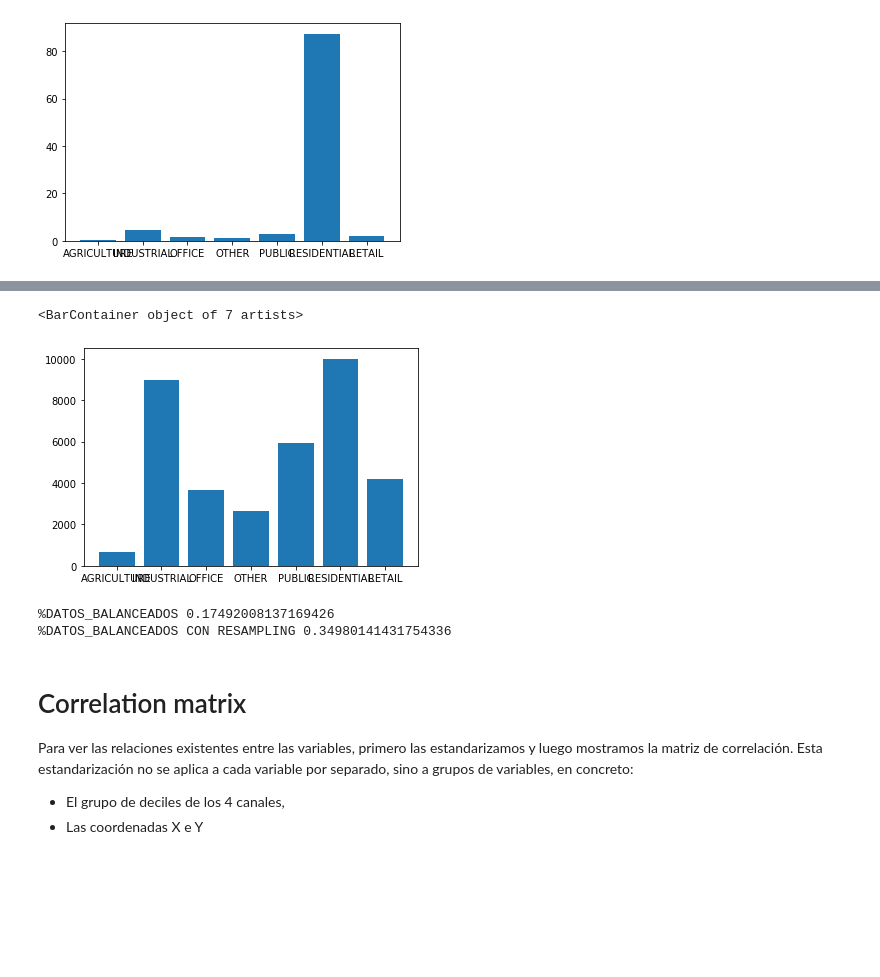
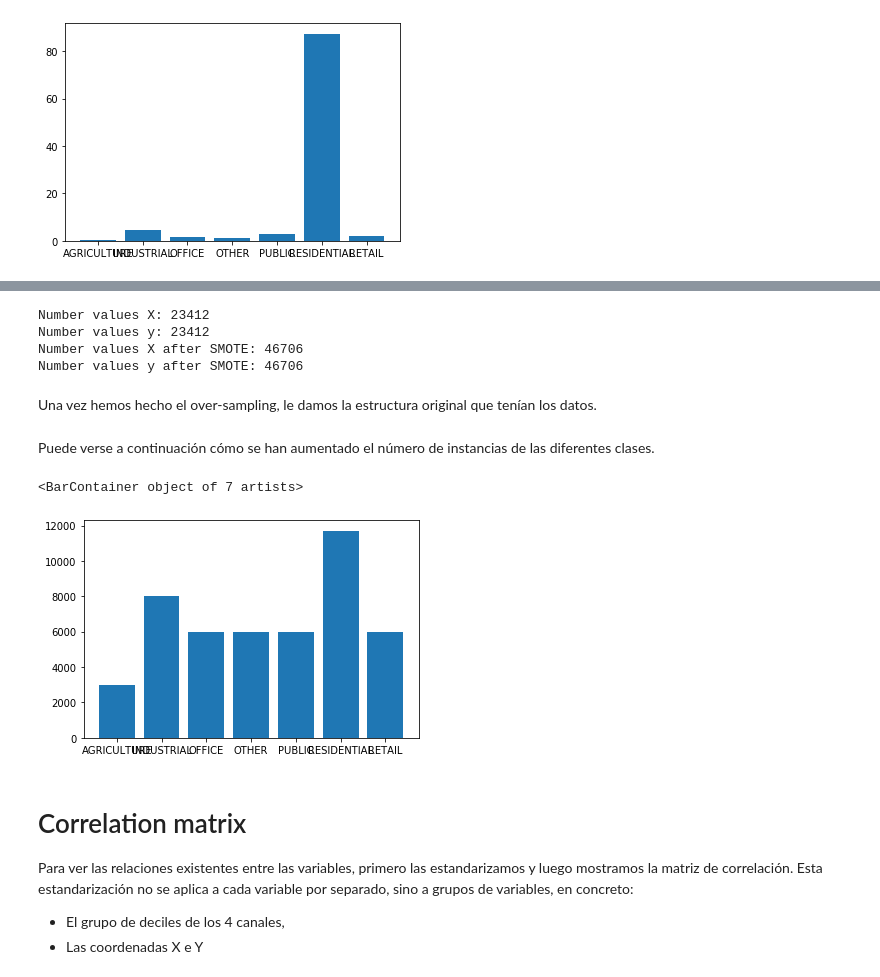
Before and after one commit to jomartla/UniversityHack-Datathon, a Jupyter notebook: MINSAIT_bester_manns.ipynb, the cells around one changed output, grey strips where cells are left out. Drawn from its saved outputs; the diff is of its cells as text; code cells hidden in the pictures; blank space fills up the shorter version.

Commit message:
Versión funcional con ~80% en el validation test. Notebook principal y archivo utils modificado

```diff
--- a/MINSAIT_bester_manns.ipynb
+++ b/MINSAIT_bester_manns.ipynb
@@ -111,0 +47,3 @@ RETAIL 0.4185999999999999
+# %%
+# Decidimos dejar un 10% de los datos para el test.
+train, test = train_test_split(data, test_size=0.1, random_state=1)
@@ -111,0 +143,7 @@ RETAIL 0.4185999999999999
+# %%
+balanced_data = processed_data[processed_data.RESIDENTIAL != 1].append(resulting_residential_data)
+
+# Distribucion de las clases en los datos
+d = balanced_data[["X","CLASE"]].groupby("CLASE").count()
+class_percentage = d/d["X"].sum()*100
+plt.bar(d.index, d.X)
@@ -112,17 +187,68 @@ RETAIL 0.4185999999999999
+# %%
+print('Number values X: ' + str(len(x_train_smote)))
+print('Number values y: ' + str(len(y_train_smote)))
+
+oversample = SMOTE({1 : 3000,
+                    2 : 8000,
+                    3 : 6000,
+                    4 : 6000,
+                    5 : 6000,
+                    7 : 6000},
+                   random_state=42)
+
+x_train_smote, y_train_smote = oversample.fit_resample(x_train_smote, y_train_smote)
+
+print('Number values X after SMOTE: ' + str(len(x_train_smote)))
+print('Number values y after SMOTE: ' + str(len(y_train_smote)))
+# %% [output]
+Number values X: 23412
+Number values y: 23412
+Number values X after SMOTE: 46706
+Number values y after SMOTE: 46706
+# %% [markdown]
+Una vez hemos hecho el over-sampling, le damos la estructura original que tenían los datos.
+# %%
+y_train_smote.head()
+replacement  = {1 : "AGRICULTURE",
+                2 : "INDUSTRIAL",
+                3 : "OFFICE",
+                4 : "OTHER",
+                5 : "PUBLIC",
+                6 : "RESIDENTIAL",
+                7 : "RETAIL"}
+
+y_train_smote.CLASE =  y_train_smote.CLASE.replace(replacement)
+
+#One hot encode CLASE
+enc = OneHotEncoder(handle_unknown='ignore', sparse = False)
+df_cls = y_train_smote.CLASE.values.reshape(-1, 1)
+df_cls_encoded = pd.DataFrame(enc.fit_transform(df_cls), columns = enc.categories_[0])
+df_cls_encoded.index = y_train_smote.index
+
+#Append and concatenate
+labels_processed = pd.merge(y_train_smote, df_cls_encoded, left_index=True, right_index=True)
+
+balance_data = x_train_smote
+balance_data["CLASE"] = labels_processed["CLASE"]
+balance_data["AGRICULTURE"] = labels_processed["AGRICULTURE"]
+balance_data["INDUSTRIAL"] = labels_processed["INDUSTRIAL"]
+balance_data["OFFICE"] = labels_processed["OFFICE"]
+balance_data["OTHER"] = labels_processed["OTHER"]
+balance_data["PUBLIC"] = labels_processed["PUBLIC"]
+balance_data["RESIDENTIAL"] = labels_processed["RESIDENTIAL"]
+balance_data["RETAIL"] = labels_processed["RETAIL"]
+
+balance_data.columns = processed_data.columns
+# %% [markdown]
+Puede verse a continuación cómo se han aumentado el número de instancias de las diferentes clases.
 # %%
 # Distribucion de las clases en los datos
-d = df_resampled[["X","CLASE"]].groupby("CLASE").count()
+d = balance_data[["X","CLASE"]].groupby("CLASE").count()
 class_percentage = d/d["X"].sum()*100
 plt.bar(d.index, d.X)
 # %% [output]
 <BarContainer object of 7 artists>
-[figure, old version]
+[figure, new version]
-# %%
-print("%DATOS_BALANCEADOS",balanced_data.shape[0]/data.shape[0])
-print("%DATOS_BALANCEADOS CON RESAMPLING",df_resampled.shape[0]/data.shape[0])
-# %% [output]
-%DATOS_BALANCEADOS 0.17492008137169426
-%DATOS_BALANCEADOS CON RESAMPLING 0.34980141431754336
 # %% [markdown]
 # Correlation matrix
 Para ver las relaciones existentes entre las variables, primero las estandarizamos y luego mostramos la matriz de correlación.
```
Also changed, not shown: parts of 50 cells of this notebook, 1 other file.
